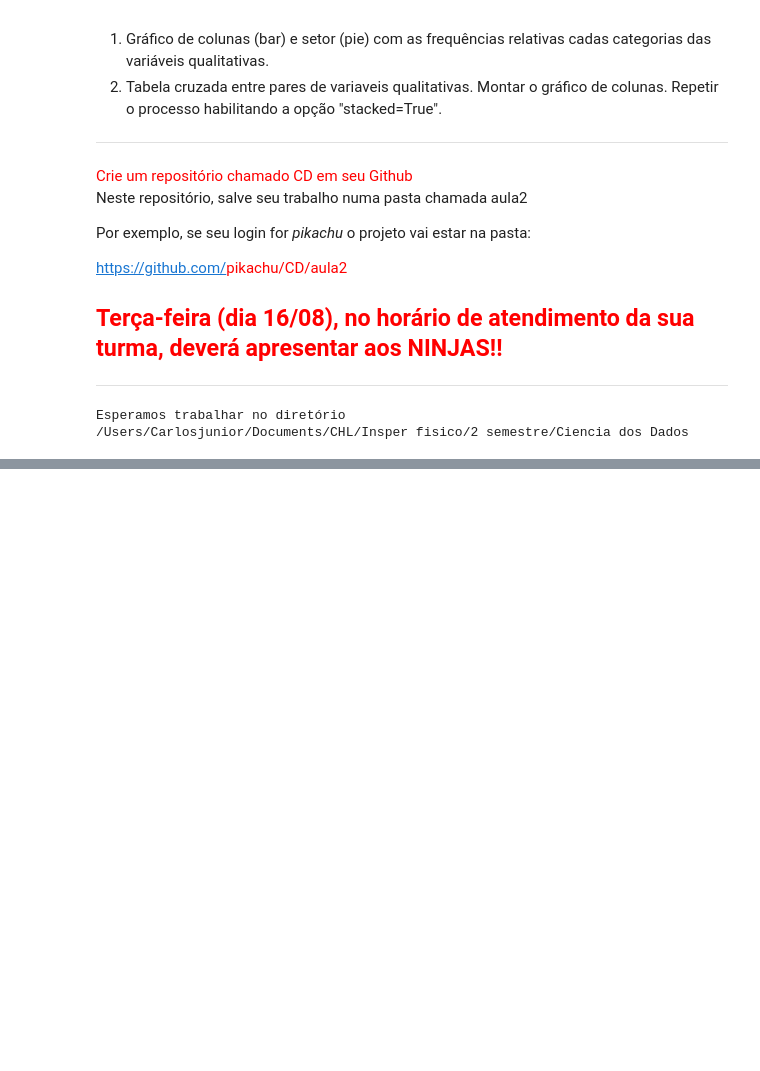
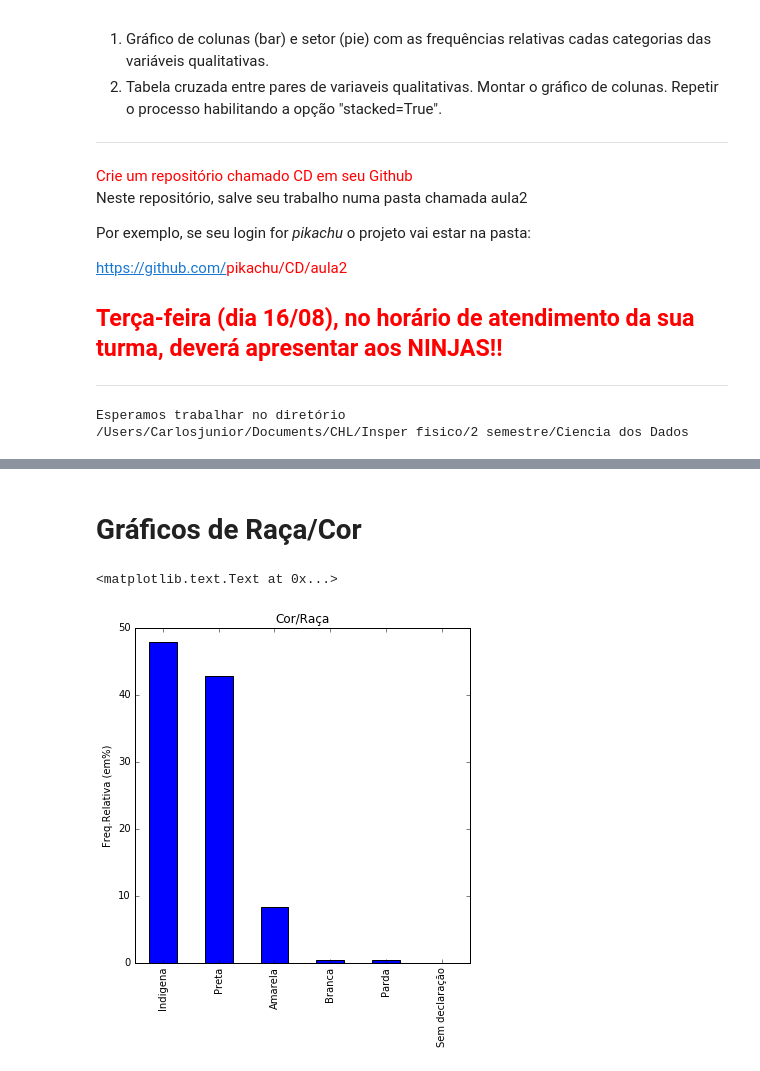
Before and after one commit to carloshljr/CD, a Jupyter notebook: Aula02 Atividade Variáveis Qualitativas com PNAD.ipynb, the cells around one changed output, grey strips where cells are left out. Saved outputs shown, nothing was run; the diff lists cells and outputs as text; code cells hidden in the pictures; blank space fills up the shorter version.

```diff
--- a/Aula02 Atividade Variáveis Qualitativas com PNAD.ipynb
+++ b/Aula02 Atividade Variáveis Qualitativas com PNAD.ipynb
@@ -175,0 +218,8 @@ dados.UF=dados.UF.astype('category')
+# %% [markdown]
+# Gráficos de Raça/Cor
+# %%
+plot = ut2.plot(kind='bar',title='Cor/Raça',figsize=(6, 6),)
+plt.ylabel('Freq.Relativa (em%)')
+# %% [output]
+<matplotlib.text.Text at 0x...>
+[figure, added]
```
Also changed, not shown: parts of 58 cells of this notebook.
